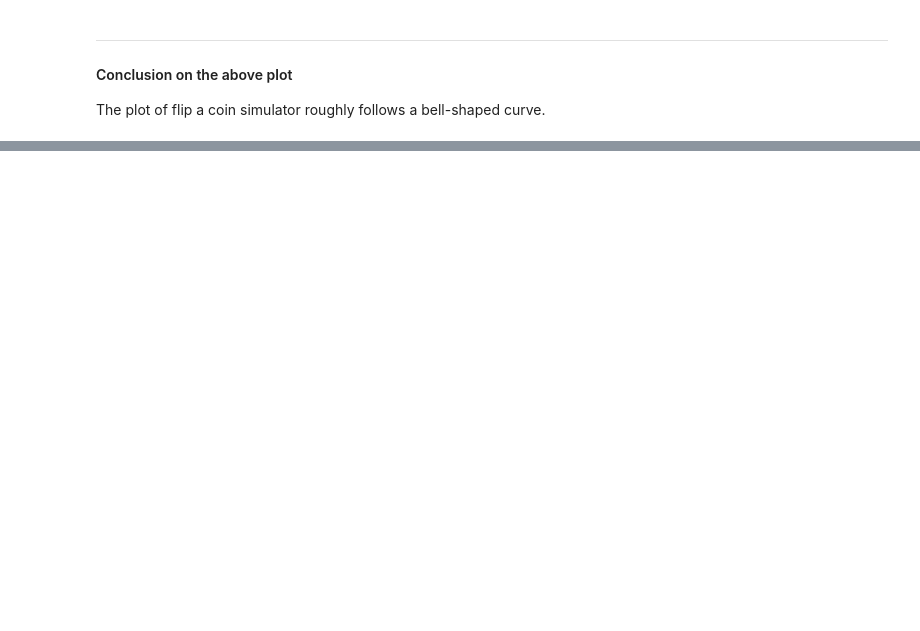
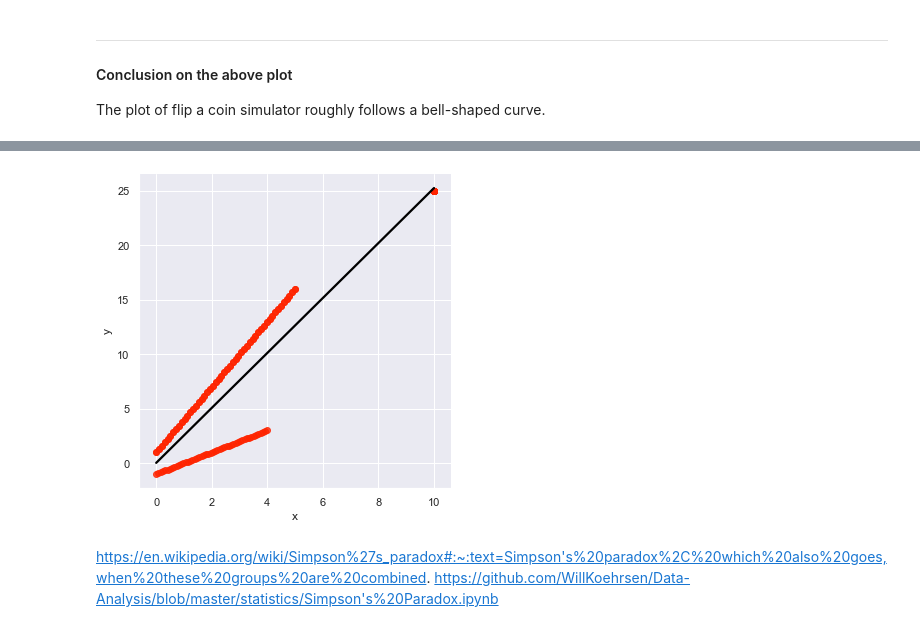
Before and after one commit to olgarozhdestvina/Fundamentals-of-Data-Analysis, a Jupyter notebook: Tasks.ipynb, the cells around one changed output, grey strips where cells are left out. Saved outputs shown, nothing was run; the diff lists cells and outputs as text; code cells hidden in the pictures; blank space fills up the shorter version.

Commit message:
Task 4: started by creating the datasets and combining them together. Tried plotting by it doesn't show Simpson's paradox. Need to change the way I chose a and b.

```diff
--- a/Tasks.ipynb
+++ b/Tasks.ipynb
@@ -258,0 +280,7 @@ The plot of flip a coin simulator roughly follows a bell-shaped curve.
+# %%
+#Create my own data sets.
+x1 = np.linspace(0, 5, 50)
+y1 = 3 * x1 + 1
+vals1 = np.vstack([x1, y1]).T
+set1 = pd.DataFrame(data=vals1, columns=["x", "y"])
+set1
@@ -258,0 +305,18 @@ The plot of flip a coin simulator roughly follows a bell-shaped curve.
+# %%
+x2 = np.linspace(10, 10, 50)
+y2 = 2 * x2 + 5
+vals2 = np.vstack([x2, y2]).T
+set2 = pd.DataFrame(data=vals1, columns=["x", "y"])
+
+x3 = np.linspace(3, 6, 50)
+y3 = 1 * x3 + 10
+vals3 = np.vstack([x2, y2]).T
+set3 = pd.DataFrame(data=vals3, columns=["x", "y"])
+
+x4 = np.linspace(0, 4, 50)
+y4 = 1 * x4 - 1
+vals4 = np.vstack([x4, y4]).T
+set4 = pd.DataFrame(data=vals4, columns=["x", "y"])
+# %%
+combined = pd.concat([set1, set2, set3, set4])
+combined
@@ -258,0 +337,11 @@ The plot of flip a coin simulator roughly follows a bell-shaped curve.
+# %%
+sns.lmplot(data=combined, x="x", y="y", ci=None)
+# adda whole data regression line
+sns.regplot('x','y', data=combined, color='black', scatter=False, ci=None)
+plt.show()
+# https://fairnessforensics.github.io/detect_simpsons_paradox/html/notebooks/simple_simpsons_paradox_intro.html
+# %% [output]
+[figure, added]
+# %% [markdown]
+https://en.wikipedia.org/wiki/Simpson%27s_paradox#:~:text=Simpson's%20paradox%2C%20which%20also%20goes,when%20these%20groups%20are%20combined.
+https://github.com/WillKoehrsen/Data-Analysis/blob/master/statistics/Simpson's%20Paradox.ipynb
```
Also changed, not shown: parts of 14 cells of this notebook, 1 other file.
